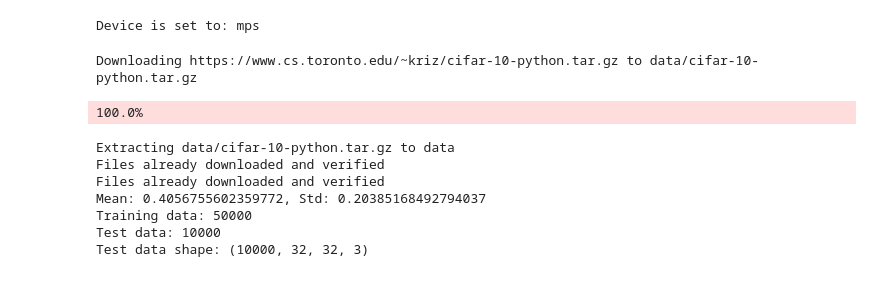
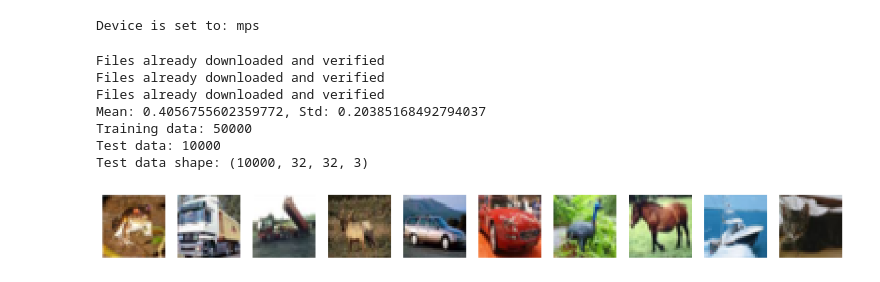
Before and after one commit to dave1b/TSM_DeLearn, a Jupyter notebook: week8/eval_batchnorm_dave_brunner.ipynb, the cells around one changed output. Saved outputs shown, nothing was run; the diff lists cells and outputs as text; code cells hidden in the pictures.

```diff
--- a/week8/eval_batchnorm_dave_brunner.ipynb
+++ b/week8/eval_batchnorm_dave_brunner.ipynb
@@ -23,6 +23,7 @@ data = DataLoader(
     datasets.CIFAR10(root="data", train=True, download=True, transform=ToTensor()))
 X, _ = next(iter(data))
 mean, std = X.mean(), X.std()
+del data, X
 
 training_data = datasets.CIFAR10(root="data", train=True, download=True,
                                  transform=Compose([ToTensor(), Normalize(mean, std)]))
@@ -33,15 +34,21 @@ print(f'Training data: {len(training_data)}')
 print(f'Test data: {len(test_data)}')
 print(f'Test data shape: {test_data.data.shape}')
 # %% [output]
-Downloading https://www.cs.toronto.edu/~kriz/cifar-10-python.tar.gz to data/cifar-10-python.tar.gz
+Files already downloaded and verified
+Files already downloaded and verified
+Files already downloaded and verified
+Mean: 0.4056755602359772, Std: 0.20385168492794037
+Training data: 50000
+Test data: 10000
+Test data shape: (10000, 32, 32, 3)
-100.0%
-Extracting data/cifar-10-python.tar.gz to data
-Files already downloaded and verified
-Files already downloaded and verified
-Mean: 0.4056755602359772, Std: 0.20385168492794037
-Training data: 50000
-Test data: 10000
-Test data shape: (10000, 32, 32, 3)
+# %%
+fig, axs = plt.subplots(1, 10, figsize=(15, 15))
+for i in range(10):
+    # axs[i].set_title(training_data.classes[i] + f': {i}')
+    axs[i].imshow(training_data.data[i], cmap='gray')
+    axs[i].axis('off')
+# %% [output]
+[figure, added]
 # %%
 class EmptyForward(Module):
     @staticmethod
```
Also changed, not shown: parts of 14 cells of this notebook, 1 other file.
